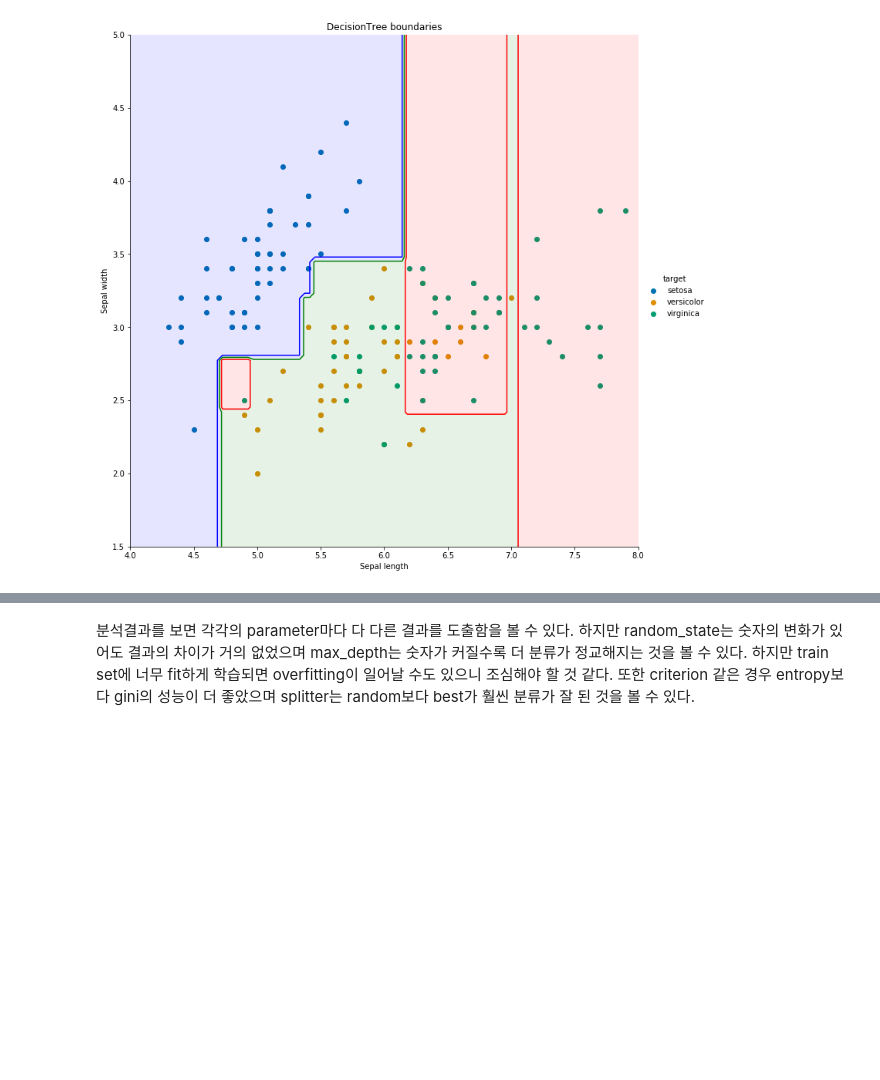
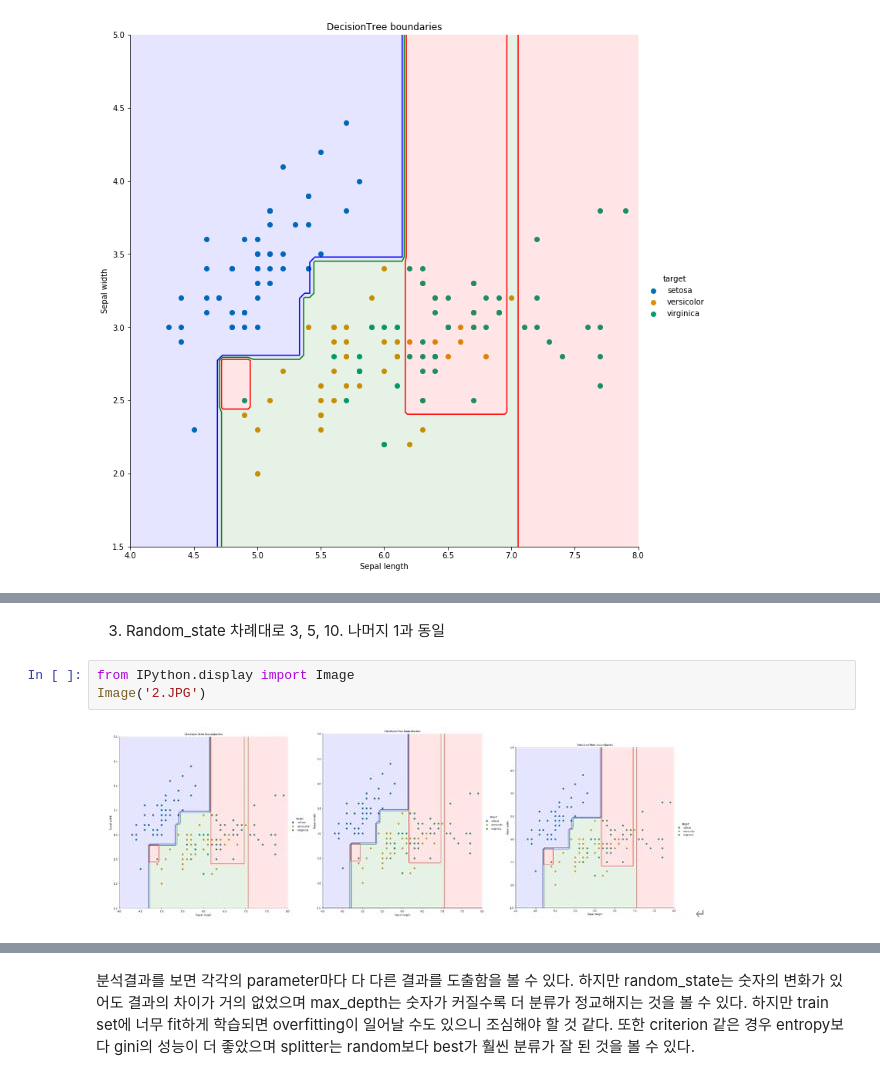
Before and after one commit to ioahKwon/Machine-Learning-Deep-Learning, a Jupyter notebook: [머신러닝과딥러닝]_Week_6.ipynb, the cells around one changed output, grey strips where cells are left out. Drawn from its saved outputs; the diff is of its cells as text; blank space fills up the shorter version.

```diff
--- a/[머신러닝과딥러닝]_Week_6.ipynb
+++ b/[머신러닝과딥러닝]_Week_6.ipynb
@@ -84,0 +111,7 @@ plt.show()
+# %% [markdown]
+3.	Random_state 차례대로 3, 5, 10. 나머지 1과 동일
+# %%
+from IPython.display import Image
+Image('2.JPG')
+# %% [output]
+[figure, added]
```
Also changed, not shown: parts of 8 cells of this notebook.
